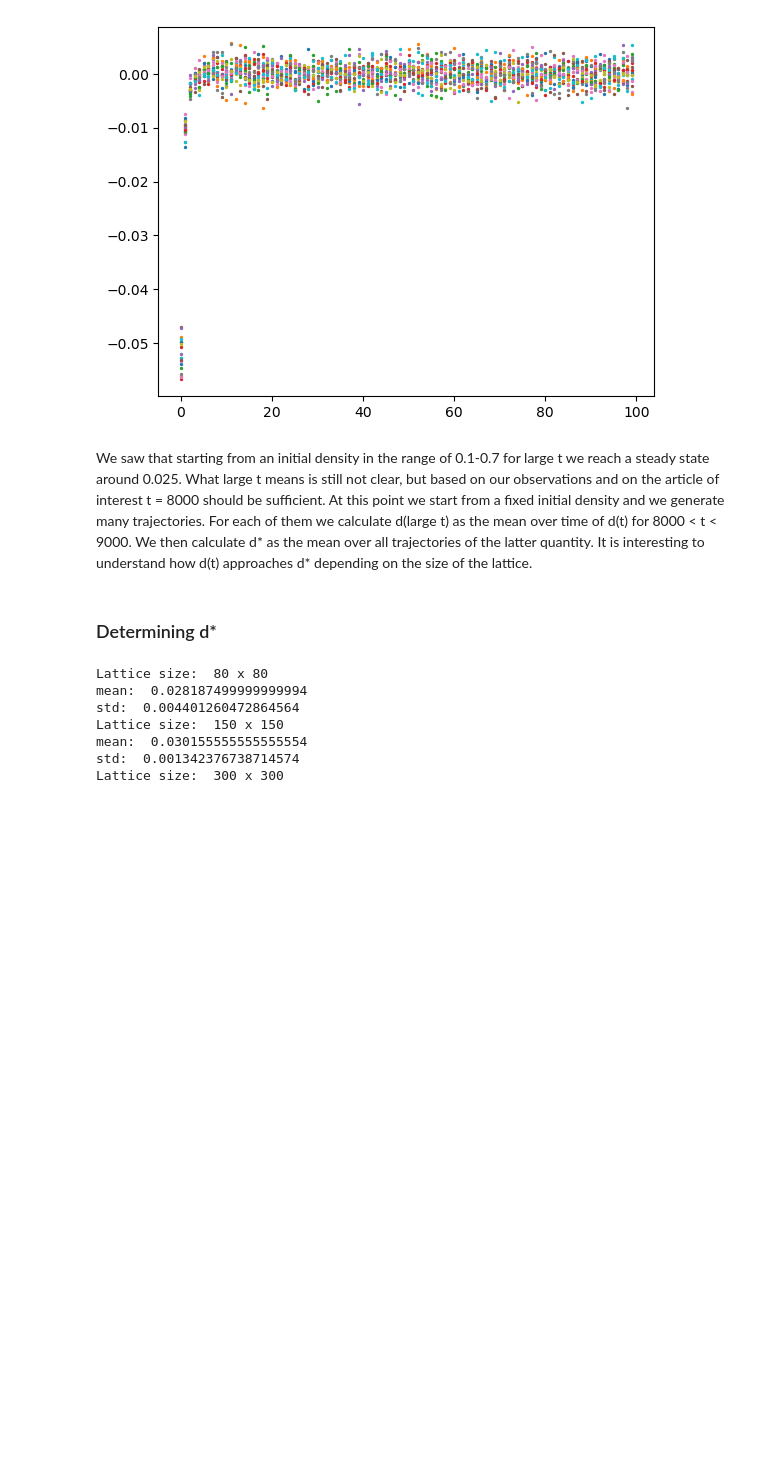
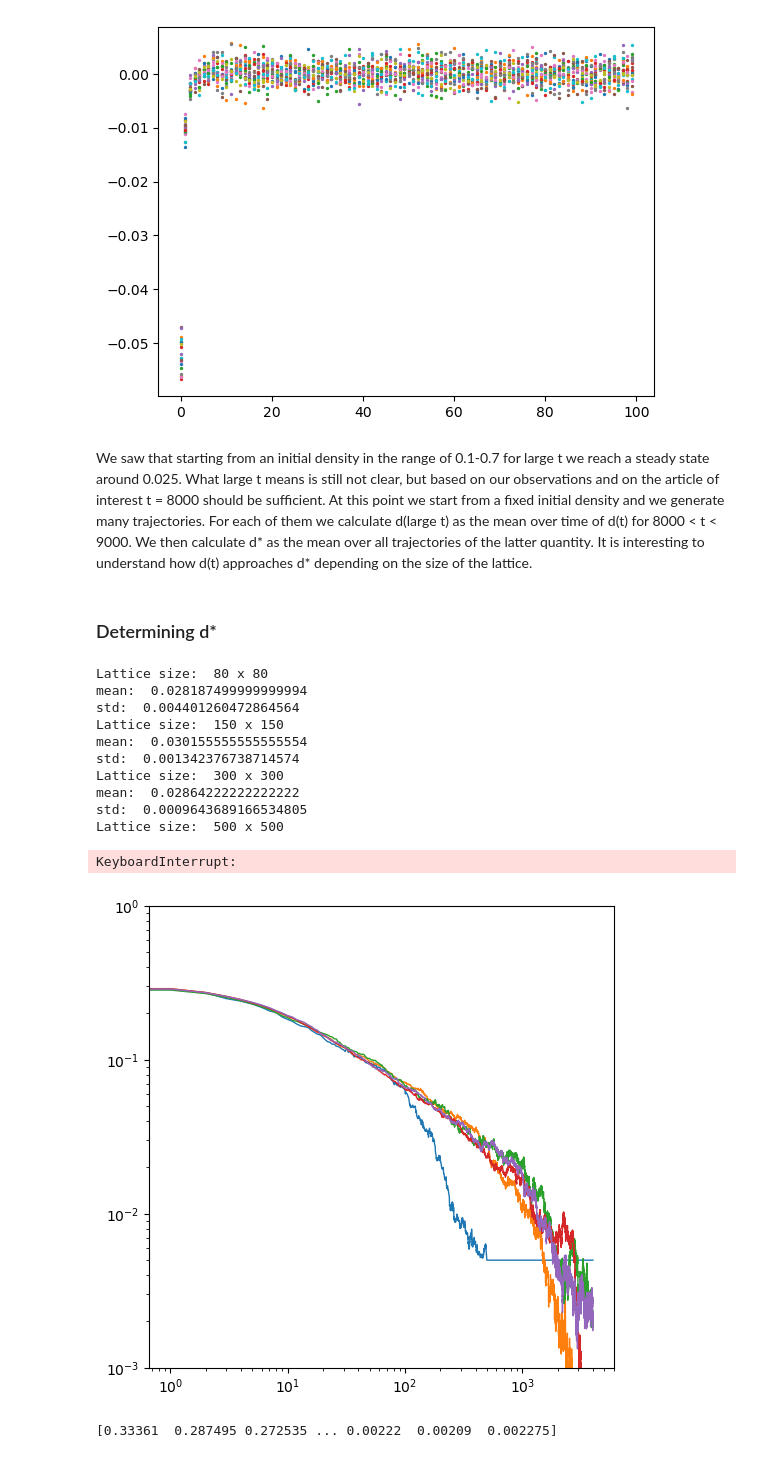
Before and after one commit to andrealorenzetto/LCP_projects_Y8_group9, a Jupyter notebook: Game_of_life.ipynb, the cells around one changed output. Drawn from its saved outputs; the diff is of its cells as text; code cells hidden in the pictures; blank space fills up the shorter version.

```diff
--- a/Game_of_life.ipynb
+++ b/Game_of_life.ipynb
@@ -182,7 +183,7 @@ We saw that starting from an initial density in the range of 0.1-0.7 for large t
 ### Determining d*
 # %%
 initial_density = 0.4
-L = np.array([80,150,300,500])
+L = np.array([80,150,300])
 #L=np.array([50,100])
 def count_neighbors(world):
     return ( np.roll(world,1,0) + np.roll(world,-1,0) + np.roll(world,1,1) + np.roll(world,-1,1) +
@@ -228,3 +229,54 @@ Lattice size:  150 x 150
 mean:  0.030155555555555554
 std:  0.001342376738714574
 Lattice size:  300 x 300
+mean:  0.02864222222222222
+std:  0.0009643689166534805
+Lattice size:  500 x 500
+KeyboardInterrupt:
+# %%
+initial_density = 0.4
+L = np.array([15, 50, 100, 150, 200])
+#L=np.array([50,100])
+def count_neighbors(world):
+    return ( np.roll(world,1,0) + np.roll(world,-1,0) + np.roll(world,1,1) + np.roll(world,-1,1) +
+             np.roll(np.roll(world,1,0),1,1) + np.roll(np.roll(world,1,0),-1,1) +
+             np.roll(np.roll(world,-1,0),1,1) + np.roll(np.roll(world,-1,0),-1,1) )
+
+def evolve(world):
+    neighbors = count_neighbors(world)
+    new_world = np.zeros(world.shape)
+    mask = ( (world==1) & ( (neighbors==2) | (neighbors==3) ) ) | ( (world==0) & (neighbors==3) )
+    new_world[mask] = 1
+    return new_world
+
+T = 4000
+
+trajectories = np.array([200, 70, 10, 10, 5])
+time = np.arange(T)
+mean_densities = []
+for k in range(len(L)):
+    densities = []
+    for i in range(trajectories[k]):
+        aux_density = []
+        world = np.random.random((L[k],L[k]))
+        world[world > initial_density] = 0
+        world[world != 0] = 1
+        for j in range(T):
+            world = evolve(world)
+            aux_density.append(np.sum(world == 1)/L[k]**2 - 0.0287)
+        densities.append(aux_density)
+    densities = np.array(densities)
+    mean_densities.append(densities.mean(axis = 0))
+fig, ax1 = plt.subplots(figsize = (6,6))
+for d in mean_densities:
+    ax1.plot(time, d, lw = 1)
+ax1.set_ylim(0.001,1)
+ax1.set_yscale('log')
+ax1.set_xscale('log')
+plt.show()
+# %% [output]
+[figure, added]
+# %%
+print(mean_densities[-1])
+# %% [output]
+[0.33361  0.287495 0.272535 ... 0.00222  0.00209  0.002275]
```
Also changed, not shown: parts of 20 cells of this notebook, 1 other file.
